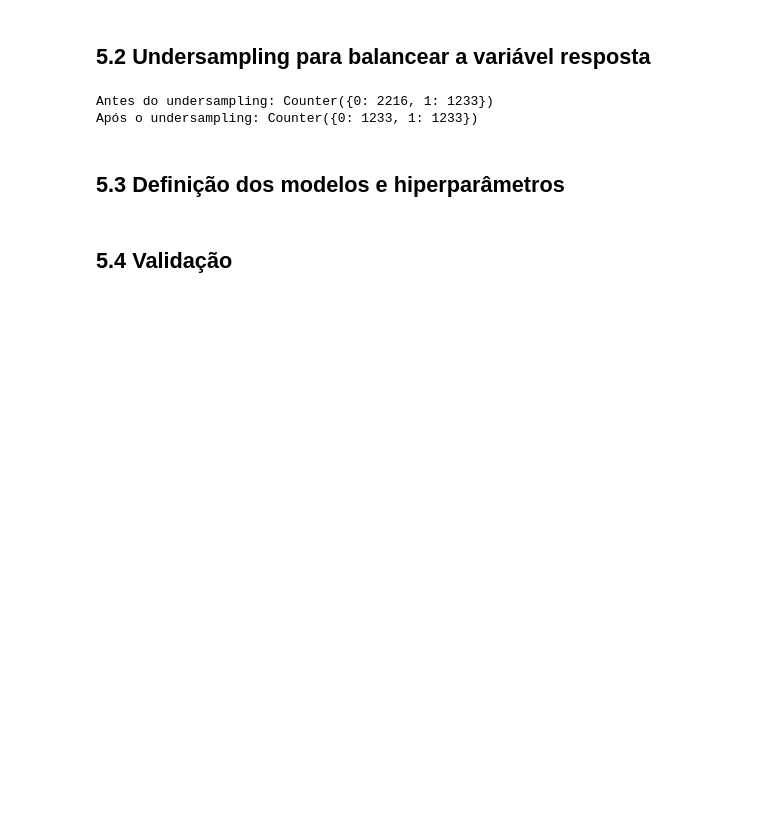
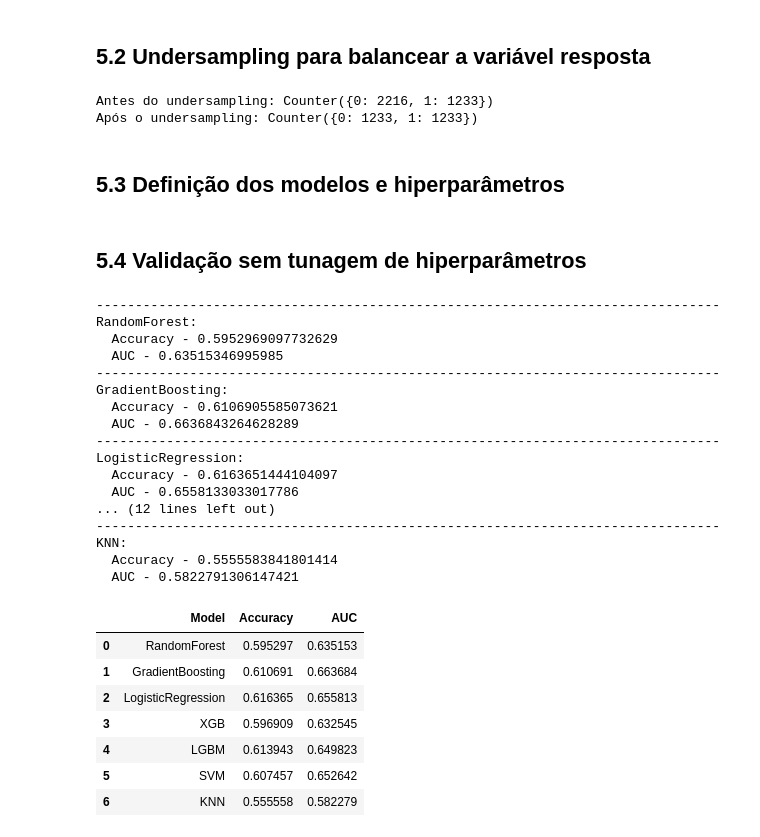
Before and after one commit to matheusnice/tcc-mba-cd-2023, a Jupyter notebook: notebooks/02-tcc-eda.ipynb, the cells around one changed output. Saved outputs shown, nothing was run; the diff lists cells and outputs as text; code cells hidden in the pictures; blank space fills up the shorter version.

Commit message:
Finalizacao da tunagem de hiperparâmetros

```diff
--- a/notebooks/02-tcc-eda.ipynb
+++ b/notebooks/02-tcc-eda.ipynb
@@ -102,7 +104,7 @@ axes[-2].legend(title="Reinternação", loc="center left", bbox_to_anchor=(1, 0.
 preprocessor = ColumnTransformer(
     transformers=[
         ('num', StandardScaler(), ['idade_data_internacao', 'dia_semana_data_internacao', 'tempo_internacao_horas', 'idade_data_internacao', 'ano_data_internacao', 'mes_data_internacao']),
-        ('cat', OneHotEncoder(handle_unknown='ignore'), ['sexo', 'estado_civil', 'etnia', 'arranjo_domiciliar', 'situacao_profissao', 'cid_diagnostico_grupo_chave'])
+        ('cat', OneHotEncoder(handle_unknown='ignore'), ['sexo', 'estado_civil', 'etnia', 'arranjo_domiciliar', 'situacao_profissao', 'cid_diagnostico_grupo_chave']),
     ],
     remainder='passthrough'
 )
@@ -124,7 +126,7 @@ Após o undersampling: Counter({0: 1233, 1: 1233})
 # %%
 models = [
     ('RandomForest', RandomForestClassifier(), {
-        'model__n_estimators': [100, 200, 300],
+        'model__n_estimators': [100, 200, 300, 400],
         'model__max_depth': [None, 10, 20],
         'model__min_samples_split': [2, 5, 10],
         'model__min_samples_leaf': [1, 2, 4],
@@ -162,6 +164,66 @@ models = [
         'model__colsample_bytree': [0.8, 0.9, 1.0],
         'model__reg_alpha': [0, 0.1, 0.5, 1]
     }),
+    ('SVM', SVC(), {
+        'model__C': [0.1, 1, 10],
+        'model__kernel': ['linear', 'rbf', 'poly'],
+        'model__gamma': ['scale', 'auto']
+    }),
+    ('KNN', KNeighborsClassifier(), {
+        'model__n_neighbors': [3, 5, 7, 9, 11],
+        'model__weights': ['uniform', 'distance'],
+        'model__algorithm': ['auto', 'ball_tree', 'kd_tree', 'brute'],
+        'model__p': [1, 2]
+    })
 ]
 # %% [markdown]
-## 5.4 Validação
+## 5.4 Validação sem tunagem de hiperparâmetros
+# %%
+results_without_tunning = {}
+best_params_dict = {}
+for model_name, model, _ in models:
+    pipeline = Pipeline([
+        ('preprocessor', preprocessor),
+        ('model', model)
+    ])
+
+    scores = cross_validate(pipeline, X_train_resampled, y_train_resampled, cv=5, scoring=['accuracy', 'roc_auc'], n_jobs=-1)
+    accuracy_scores  = scores['test_accuracy']
+    auc_scores = scores['test_roc_auc']
+
+    results_without_tunning[model_name] = [accuracy_scores.mean(), auc_scores.mean()]
+
+    print("-" * 80)
+    print(f"{model_name}:")
+    print(f"  Accuracy - {accuracy_scores.mean()}")
+    print(f"  AUC - {auc_scores.mean()}")
+
+results_without_tunning = pd.DataFrame(results_without_tunning, index=["Accuracy", "AUC"]).T.reset_index().rename(columns={"index": "Model"})
+
+results_without_tunning
+# %% [output]
+--------------------------------------------------------------------------------
+RandomForest:
+  Accuracy - 0.5952969097732629
+  AUC - 0.63515346995985
+--------------------------------------------------------------------------------
+GradientBoosting:
+  Accuracy - 0.6106905585073621
+  AUC - 0.6636843264628289
+--------------------------------------------------------------------------------
+LogisticRegression:
+  Accuracy - 0.6163651444104097
+  AUC - 0.6558133033017786
+... (12 lines left out)
+--------------------------------------------------------------------------------
+KNN:
+  Accuracy - 0.5555583841801414
+  AUC - 0.5822791306147421
+|  | Model | Accuracy | AUC |
+| 0 | RandomForest | 0.595297 | 0.635153 |
+| 1 | GradientBoosting | 0.610691 | 0.663684 |
+| 2 | LogisticRegression | 0.616365 | 0.655813 |
+| 3 | XGB | 0.596909 | 0.632545 |
+| 4 | LGBM | 0.613943 | 0.649823 |
+| 5 | SVM | 0.607457 | 0.652642 |
+| 6 | KNN | 0.555558 | 0.582279 |
```
Also changed, not shown: parts of 5 cells of this notebook, 1 other file.
